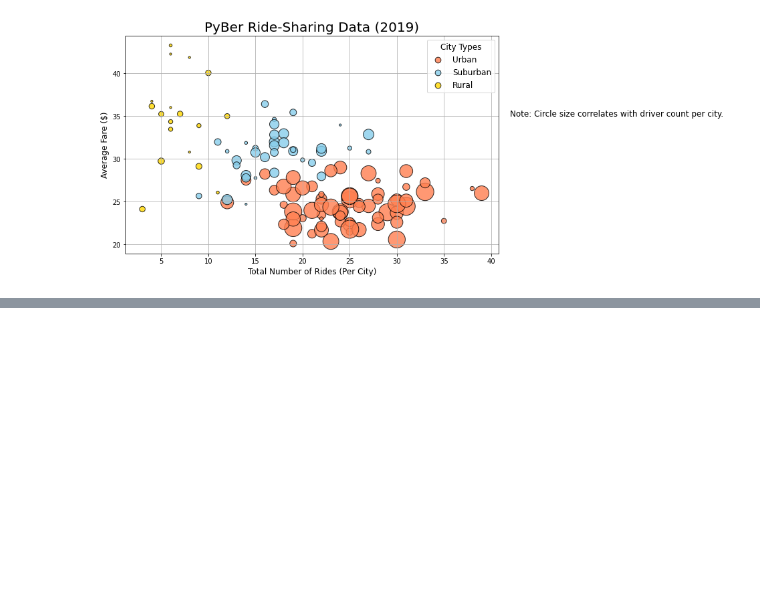
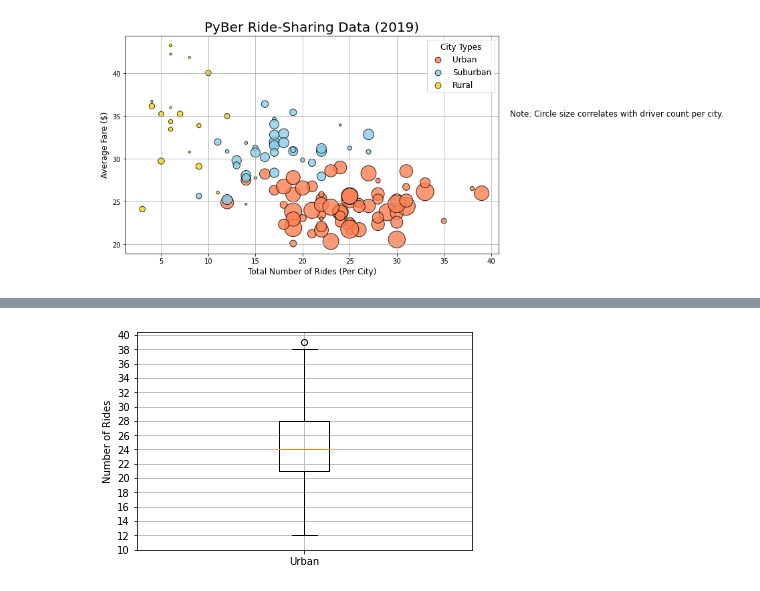
Before and after one commit to Sdcantwell3/PyBer_Analysis, a Jupyter notebook: PyBer.ipynb, the cells around one changed output, grey strips where cells are left out. Cells and saved outputs as stored; diff of their text form; code cells hidden in the pictures; blank space fills up the shorter version.

Commit message:
Pyber stat analysis with graphs

```diff
--- a/PyBer.ipynb
+++ b/PyBer.ipynb
@@ -561,0 +860,26 @@ plt.show()
+# %%
+# Create a box-and-whisker plot for the urban cities ride count.
+
+# This line of code is creating a list for the x-axis labels
+
+x_labels = ["Urban"]
+
+fig, ax = plt.subplots()
+
+# this is the boxplot function
+
+ax.boxplot(urban_ride_count, labels=x_labels)
+
+#Add the title, y-axis label and grid.
+
+ax.set_ylabel('Number of Rides')
+
+#Setting a range for the y-axis between 10 and 41 with ticks of increments of 2.
+
+ax.set_yticks(np.arange(10, 41, step=2.0))
+
+ax.grid()
+
+plt.show()
+# %% [output]
+[figure, added]
```
Also changed, not shown: parts of 48 cells of this notebook, 3 other files.
